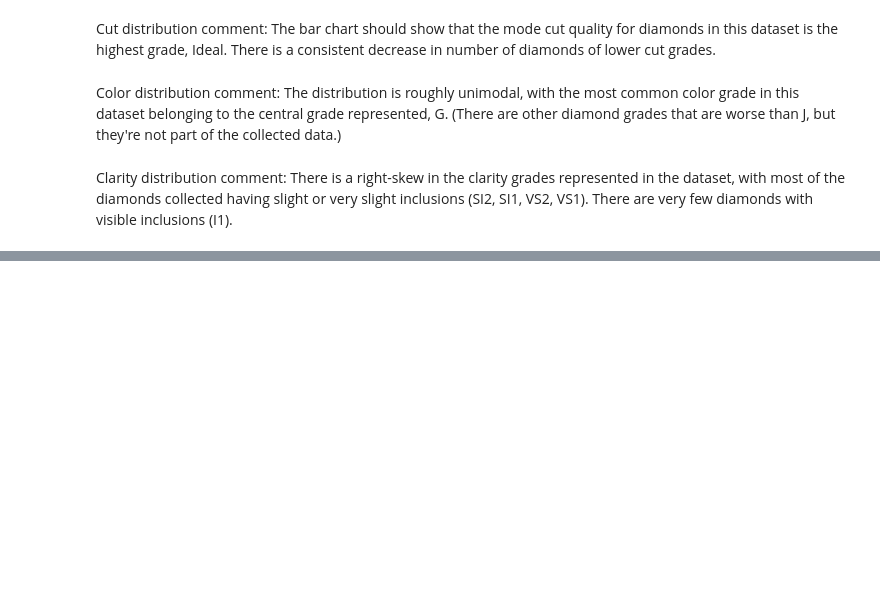
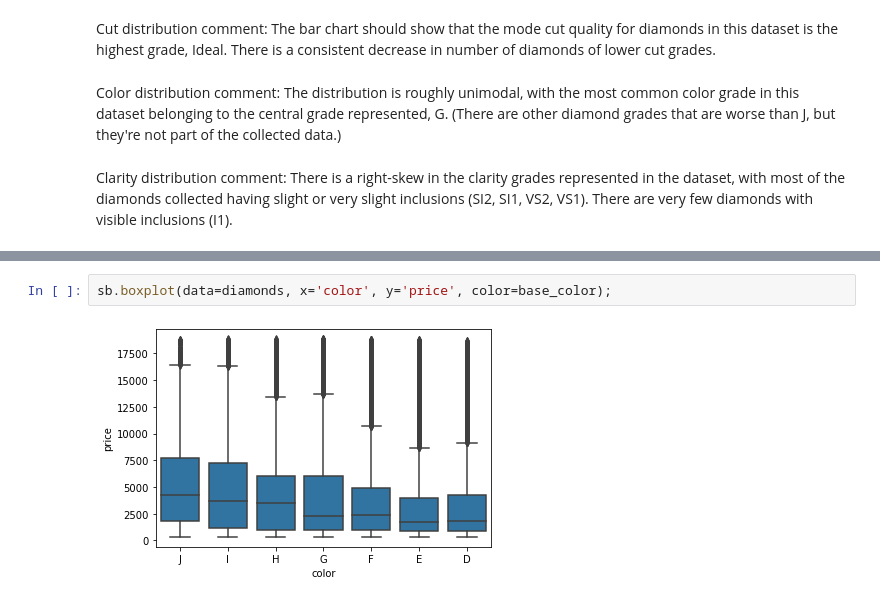
Before and after one commit to leqilu67/diamonds_study, a Jupyter notebook: diamond_study.ipynb, the cells around one changed output, grey strips where cells are left out. Drawn from its saved outputs; the diff is of its cells as text; blank space fills up the shorter version.

```diff
--- a/diamond_study.ipynb
+++ b/diamond_study.ipynb
@@ -147,0 +183,4 @@ Clarity distribution comment: There is a right-skew in the clarity grades repres
+# %%
+sb.boxplot(data=diamonds, x='color', y='price', color=base_color);
+# %% [output]
+[figure, added]
```
Also changed, not shown: parts of 24 cells of this notebook.
